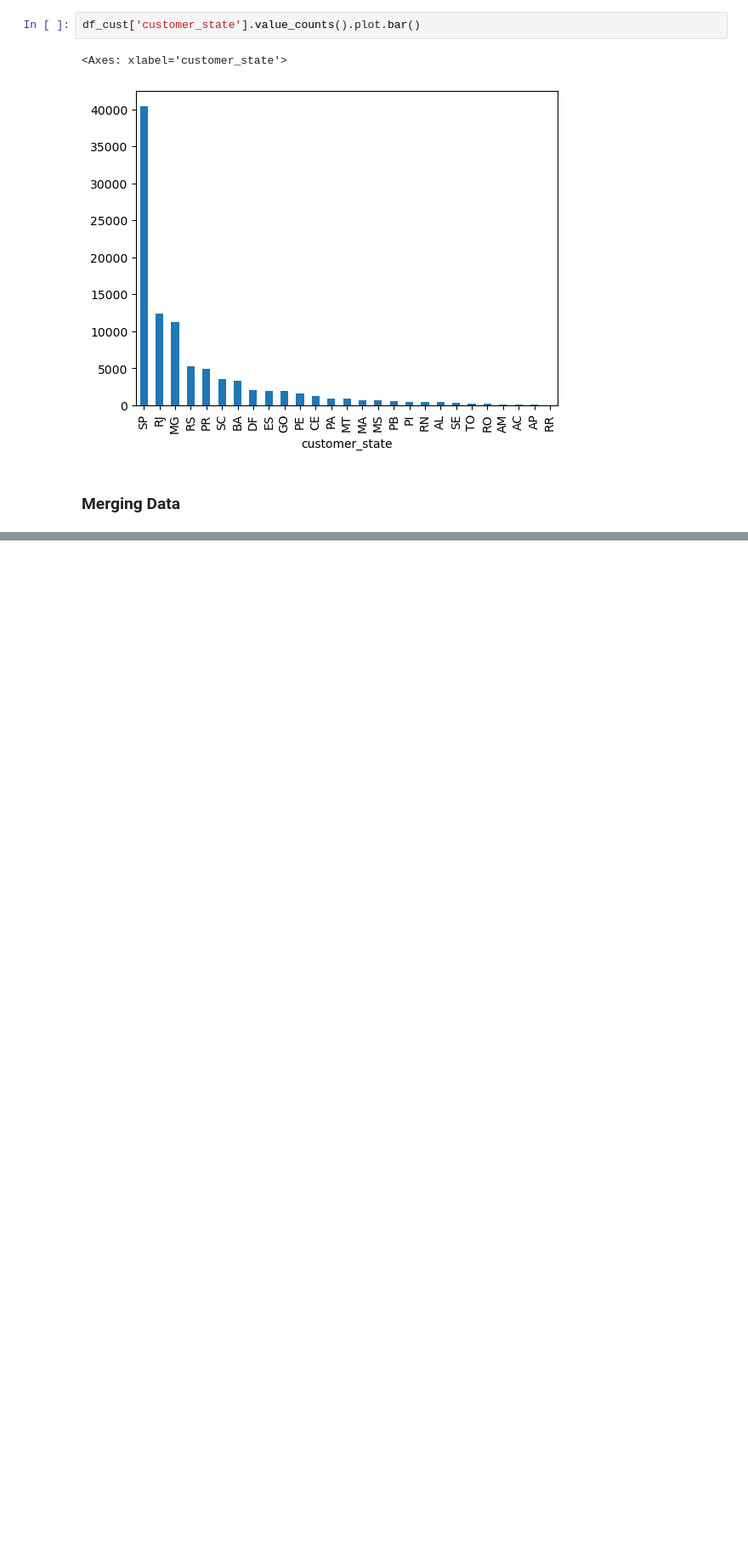
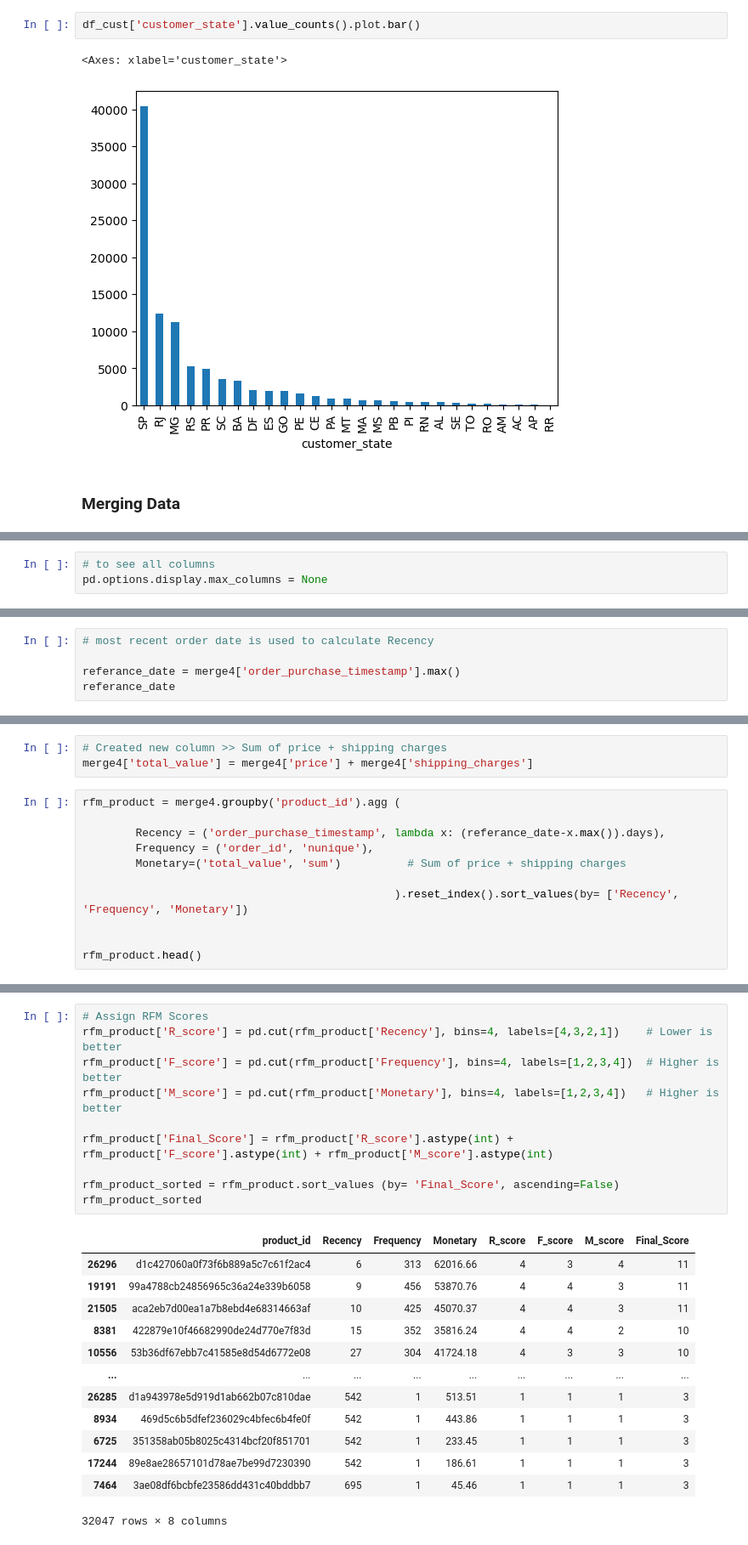
Before and after one commit to sagarbarge/Marketing-and-Retail-Analytics, a Jupyter notebook: Capstone_Retail_Data.ipynb, the cells around one changed output, grey strips where cells are left out. Shown at 85% size. Cells and saved outputs as stored; diff of their text form; blank space fills up the shorter version.

```diff
--- a/Capstone_Retail_Data.ipynb
+++ b/Capstone_Retail_Data.ipynb
@@ -665,0 +676,3 @@ data.head()
+# %%
+# to see all columns
+pd.options.display.max_columns = None
@@ -665,0 +766,5 @@ data.head()
+# %%
+# most recent order date is used to calculate Recency
+
+referance_date = merge4['order_purchase_timestamp'].max()
+referance_date
@@ -665,0 +773,14 @@ data.head()
+# %%
+# Created new column >> Sum of price + shipping charges
+merge4['total_value'] = merge4['price'] + merge4['shipping_charges']
+# %%
+rfm_product = merge4.groupby('product_id').agg (
+
+        Recency = ('order_purchase_timestamp', lambda x: (referance_date-x.max()).days),
+        Frequency = ('order_id', 'nunique'),
+        Monetary=('total_value', 'sum')          # Sum of price + shipping charges
+
+                                               ).reset_index().sort_values(by= ['Recency', 'Frequency', 'Monetary'])
+
+
+rfm_product.head()
@@ -665,0 +794,24 @@ data.head()
+# %%
+# Assign RFM Scores
+rfm_product['R_score'] = pd.cut(rfm_product['Recency'], bins=4, labels=[4,3,2,1])    # Lower is better
+rfm_product['F_score'] = pd.cut(rfm_product['Frequency'], bins=4, labels=[1,2,3,4])  # Higher is better
+rfm_product['M_score'] = pd.cut(rfm_product['Monetary'], bins=4, labels=[1,2,3,4])   # Higher is better
+
+rfm_product['Final_Score'] = rfm_product['R_score'].astype(int) + rfm_product['F_score'].astype(int) + rfm_product['M_score'].astype(int)
+
+rfm_product_sorted = rfm_product.sort_values (by= 'Final_Score', ascending=False)
+rfm_product_sorted
+# %% [output]
+|  | product_id | Recency | Frequency | Monetary | R_score | F_score | M_score | Final_Score |
+| 26296 | d1c427060a0f73f6b889a5c7c61f2ac4 | 6 | 313 | 62016.66 | 4 | 3 | 4 | 11 |
+| 19191 | 99a4788cb24856965c36a24e339b6058 | 9 | 456 | 53870.76 | 4 | 4 | 3 | 11 |
+| 21505 | aca2eb7d00ea1a7b8ebd4e68314663af | 10 | 425 | 45070.37 | 4 | 4 | 3 | 11 |
+| 8381 | 422879e10f46682990de24d770e7f83d | 15 | 352 | 35816.24 | 4 | 4 | 2 | 10 |
+| 10556 | 53b36df67ebb7c41585e8d54d6772e08 | 27 | 304 | 41724.18 | 4 | 3 | 3 | 10 |
+| ... | ... | ... | ... | ... | ... | ... | ... | ... |
+| 26285 | d1a943978e5d919d1ab662b07c810dae | 542 | 1 | 513.51 | 1 | 1 | 1 | 3 |
+| 8934 | 469d5c6b5dfef236029c4bfec6b4fe0f | 542 | 1 | 443.86 | 1 | 1 | 1 | 3 |
+| 6725 | 351358ab05b8025c4314bcf20f851701 | 542 | 1 | 233.45 | 1 | 1 | 1 | 3 |
+| 17244 | 89e8ae28657101d78ae7be99d7230390 | 542 | 1 | 186.61 | 1 | 1 | 1 | 3 |
+| 7464 | 3ae08df6bcbfe23586dd431c40bddbb7 | 695 | 1 | 45.46 | 1 | 1 | 1 | 3 |
+32047 rows × 8 columns
```
Also changed, not shown: parts of 22 cells of this notebook.
